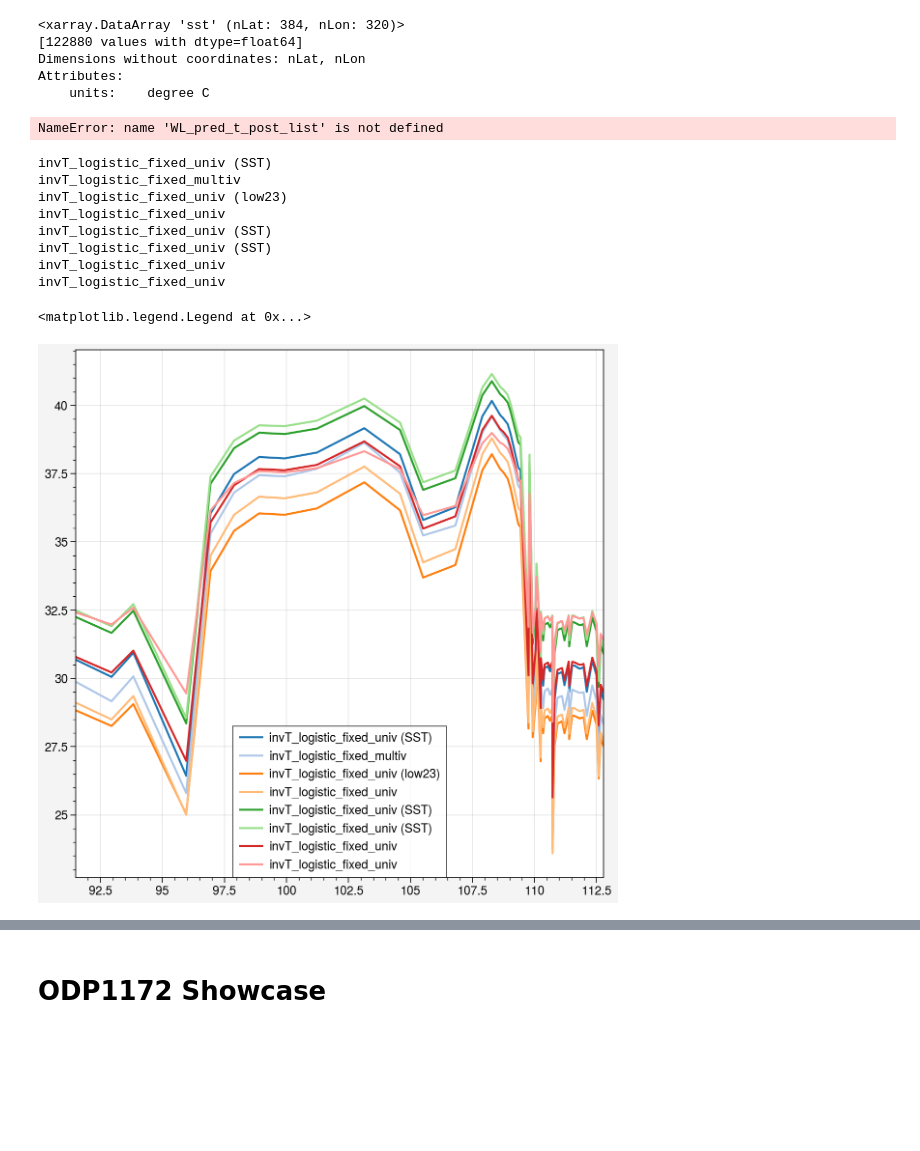
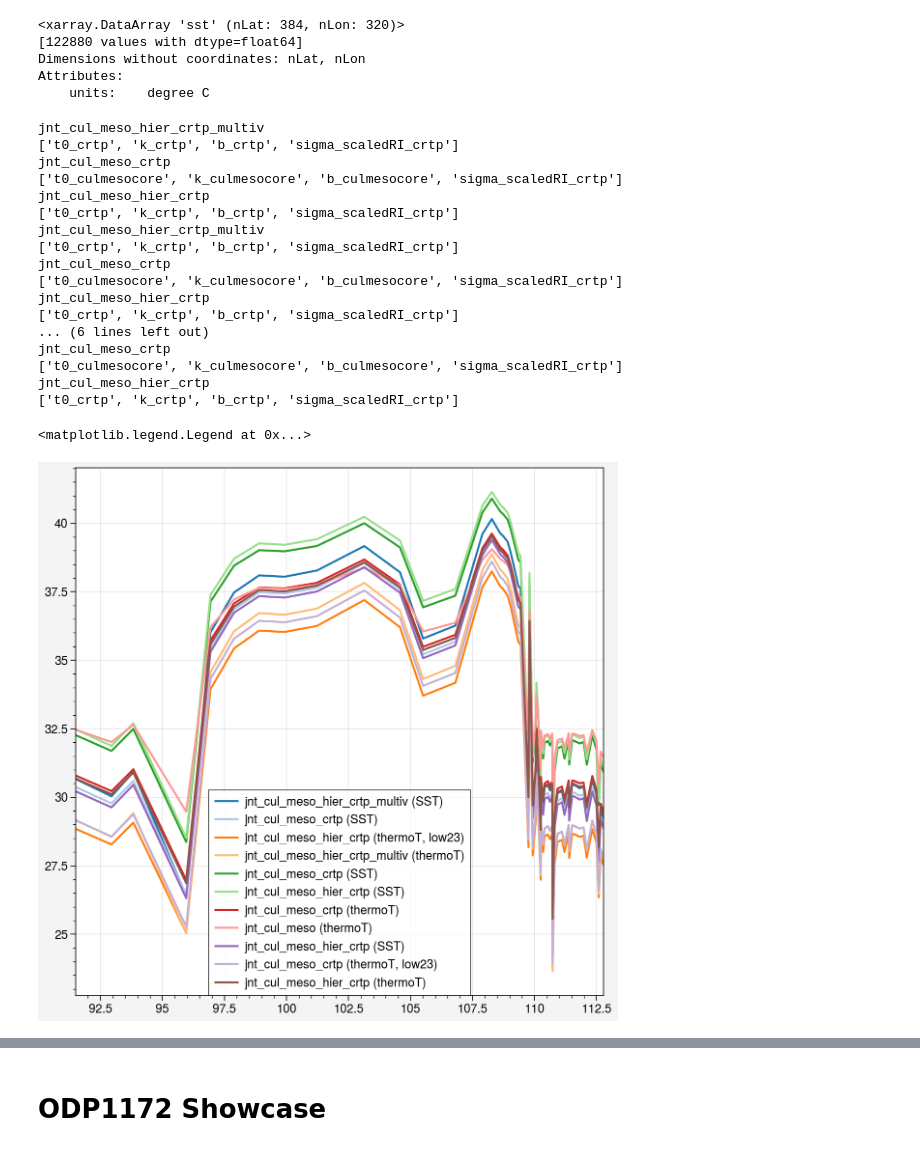
Before and after one commit to PaleoLipidRR/TEXAS, a Jupyter notebook: ipynb_files/culRI-Bayesian_visualizations.ipynb, the cells around one changed output, grey strips where cells are left out. Saved outputs shown, nothing was run; the diff lists cells and outputs as text; code cells hidden in the pictures; blank space fills up the shorter version.

```diff
--- a/ipynb_files/culRI-Bayesian_visualizations.ipynb
+++ b/ipynb_files/culRI-Bayesian_visualizations.ipynb
@@ -1291,33 +1034,0 @@ chain 3 |          | 00:00 Status
-# %%
-set_mu_t_prior = 35.0
-model_name_ = 'jnt_cul_meso_hier_crtp_multiv'
-
-jnt_cul_meso_hier_crtp_multiv_post_ds = load_posterior(model_name=model_name_)
-n_draws = len(jnt_cul_meso_hier_crtp_multiv_post_ds.draw)
-M_reduced = 100
-# Random subset of draw indices (or use stratified sampling)
-subset_indices = np.random.choice(n_draws, size=M_reduced, replace=False)
-data = {
-    "N_downcore": len(WL_paleo_tex_df),
-    "scaledRI_downcore": WL_paleo_tex_df['scaledRI'].astype(float).tolist(),
-    "prior_mu_t": [set_mu_t_prior] * len(WL_paleo_tex_df),
-    "prior_sigma_t": 6,
-    "M": M_reduced,
-    "t0_crtp": jnt_cul_meso_hier_crtp_multiv_post_ds["t0_crtp"].values[subset_indices],
-    "k_crtp": jnt_cul_meso_hier_crtp_multiv_post_ds["k_crtp"].values[subset_indices],
-    "b_crtp": jnt_cul_meso_hier_crtp_multiv_post_ds["b_crtp"].values[subset_indices],
-    "sigma_scaledRI_crtp": jnt_cul_meso_hier_crtp_multiv_post_ds["sigma_scaledRI_crtp"][subset_indices],
-}
-
-
-stan_file_name = 'invT_logistic_fixed_univ'
-post_ds, diag = get_invT_posterior(data, stan_file_name)
-post_summ_ds = get_invT_post_quantiles(post_ds)
-
-fname = f'WilsonLake_PETM_{model_name_}_{stan_file_name}_post_summary'
-fpath = fr'{local_github_path}/invT_posterior_cache'
-save_posterior(
-    post_summ_ds,
-    filename=fname,
-    cache_dir=fpath ,
-)
@@ -1548,10 +1067,6 @@ Attributes:
 Dimensions without coordinates: nLat, nLon
 Attributes:
     units:    degree C
-# %%
-WL_pred_t_post_list[i]
-# %% [output]
-NameError: name 'WL_pred_t_post_list' is not defined
 # %%
 fig, axs = plot.subplots(width=6)
 
@@ -1567,44 +1082,55 @@ wilsonlake_files = [
 ]
 
 ax = axs[0]
 
 WL_pred_t_post_list = []
 for fname in wilsonlake_files:
     # Load the dataset
     post_ds = xr.open_dataset(os.path.join(invT_posterior_cache_dir, fname))
 
     # Extract the 't_est' variable and append to the list
     WL_pred_t_post_list.append(post_ds)
 
 plot_x = WL_paleo_tex_df['SampleDepth'].values
 for i in range(len(WL_pred_t_post_list)):
+    model_label = WL_pred_t_post_list[i].calibration_model_name
+    print(model_label)
+    print(WL_pred_t_post_list[i].posteriors_used)
     # get_filename model_
     if 'sst' in WL_pred_t_post_list[i].filename:
-        model_label = WL_pred_t_post_list[i].model_name + ' (SST)'
+        model_label = WL_pred_t_post_list[i].calibration_model_name + ' (SST)'
     elif 'low23' in WL_pred_t_post_list[i].filename:
-        model_label = WL_pred_t_post_list[i].model_name + ' (thermoT, low23)'
+        model_label = WL_pred_t_post_list[i].calibration_model_name + ' (thermoT, low23)'
     elif ('sst' in WL_pred_t_post_list[i].filename
            and 'low23' in WL_pred_t_post_list[i].filename):
-        model_label = WL_pred_t_post_list[i].model_name + ' (SST, low23)'
+        model_label = WL_pred_t_post_list[i].calibration_model_name + ' (SST, low23)'
     else:
-        model_label = WL_pred_t_post_list[i].model_name + ' (thermoT)'
+        model_label = WL_pred_t_post_list[i].calibration_model_name + ' (thermoT)'
     plot_y = WL_pred_t_post_list[i].t_est.sel(quantile=0.5).values
     ax.plot(plot_x, plot_y,
             cycle='tab20',
             label=model_label, lw=1.5)
-    print(model_label)
 
 h, l = plt.gca().get_legend_handles_labels()
 ax.legend(h, l, loc='lower center', ncols=1,fontsize=8)
 # plt.figure(figsize=(10, 6))
 # %% [output]
-invT_logistic_fixed_univ (SST)
-invT_logistic_fixed_multiv
-invT_logistic_fixed_univ (low23)
-invT_logistic_fixed_univ
-invT_logistic_fixed_univ (SST)
-invT_logistic_fixed_univ (SST)
-invT_logistic_fixed_univ
-invT_logistic_fixed_univ
+jnt_cul_meso_hier_crtp_multiv
+['t0_crtp', 'k_crtp', 'b_crtp', 'sigma_scaledRI_crtp']
+jnt_cul_meso_crtp
+['t0_culmesocore', 'k_culmesocore', 'b_culmesocore', 'sigma_scaledRI_crtp']
+jnt_cul_meso_hier_crtp
+['t0_crtp', 'k_crtp', 'b_crtp', 'sigma_scaledRI_crtp']
+jnt_cul_meso_hier_crtp_multiv
+['t0_crtp', 'k_crtp', 'b_crtp', 'sigma_scaledRI_crtp']
+jnt_cul_meso_crtp
+['t0_culmesocore', 'k_culmesocore', 'b_culmesocore', 'sigma_scaledRI_crtp']
+jnt_cul_meso_hier_crtp
+['t0_crtp', 'k_crtp', 'b_crtp', 'sigma_scaledRI_crtp']
+... (6 lines left out)
+jnt_cul_meso_crtp
+['t0_culmesocore', 'k_culmesocore', 'b_culmesocore', 'sigma_scaledRI_crtp']
+jnt_cul_meso_hier_crtp
+['t0_crtp', 'k_crtp', 'b_crtp', 'sigma_scaledRI_crtp']
 <matplotlib.legend.Legend at 0x...>
-[figure, old version]
+[figure, new version]
```
Also changed, not shown: parts of 14 cells of this notebook, 19 other files.
